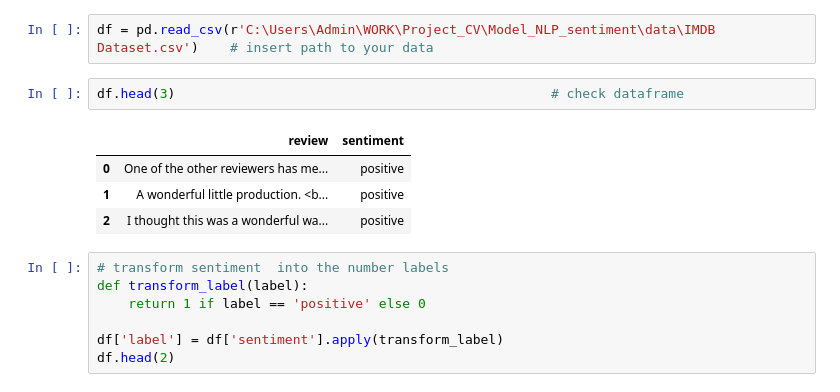
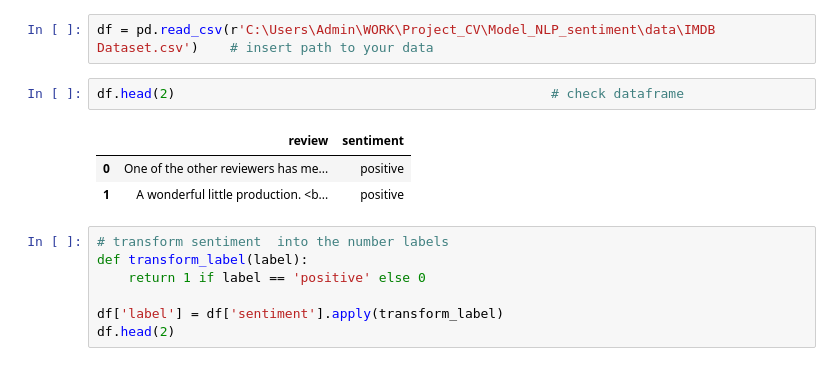
Before and after one commit to kek7777/Model_NLP_sentiment, a Jupyter notebook: src/dataset.ipynb, the cells around one changed output. Cells and saved outputs as stored; diff of their text form.

```diff
--- a/src/dataset.ipynb
+++ b/src/dataset.ipynb
@@ -36,12 +31,11 @@ Torchtext is deprecated and the last released version will be 0.18 (this one). Y
 # %%
 df = pd.read_csv(r'C:\Users\Admin\WORK\Project_CV\Model_NLP_sentiment\data\IMDB Dataset.csv')    # insert path to your data
 # %%
-df.head(3)                                                # check dataframe
+df.head(2)                                                # check dataframe
 # %% [output]
 |  | review | sentiment |
 | 0 | One of the other reviewers has me... | positive |
 | 1 | A wonderful little production. <b... | positive |
-| 2 | I thought this was a wonderful wa... | positive |
 # %%
 # transform sentiment  into the number labels
 def transform_label(label):
```
Also changed, not shown: parts of 14 cells of this notebook.
